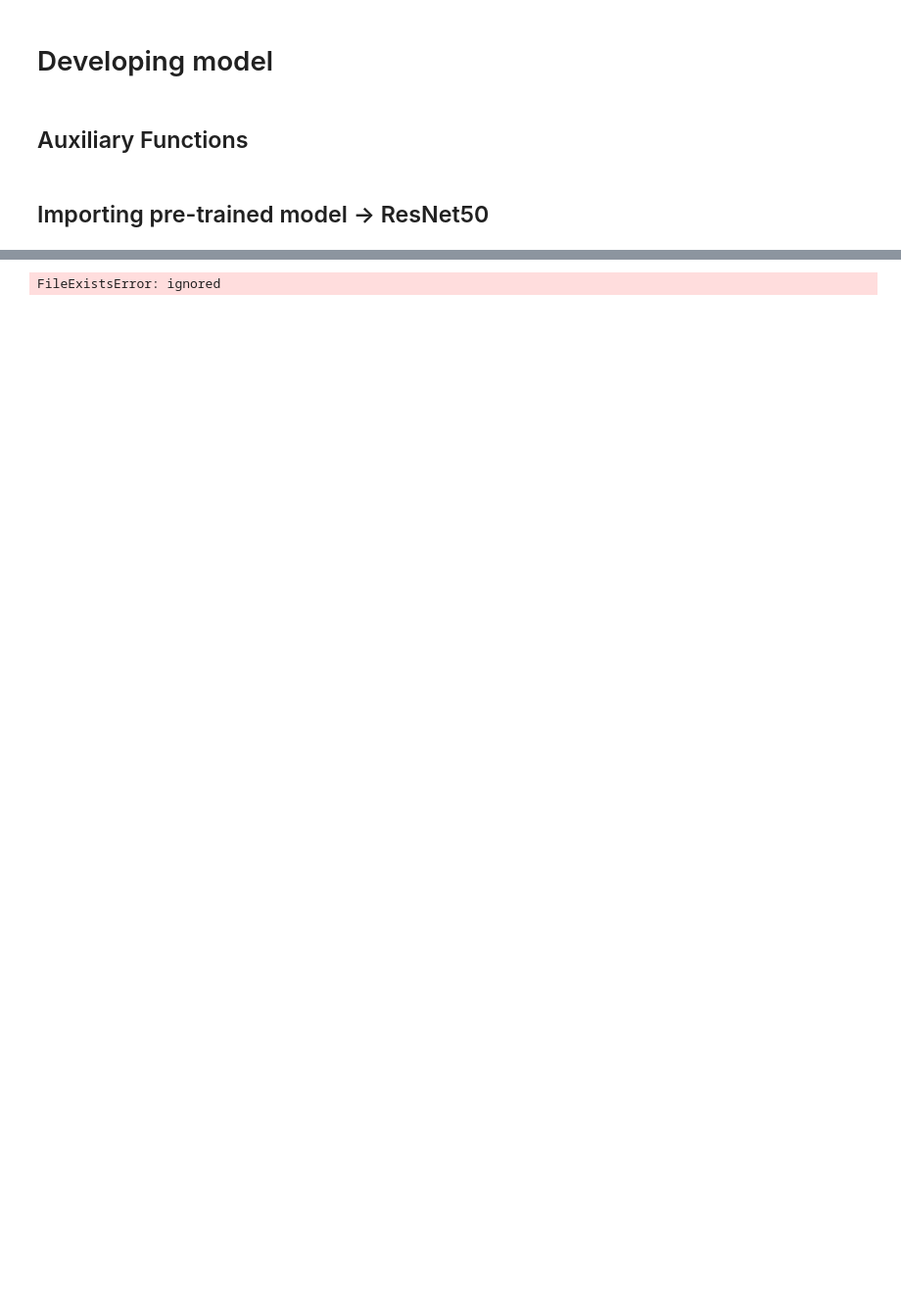
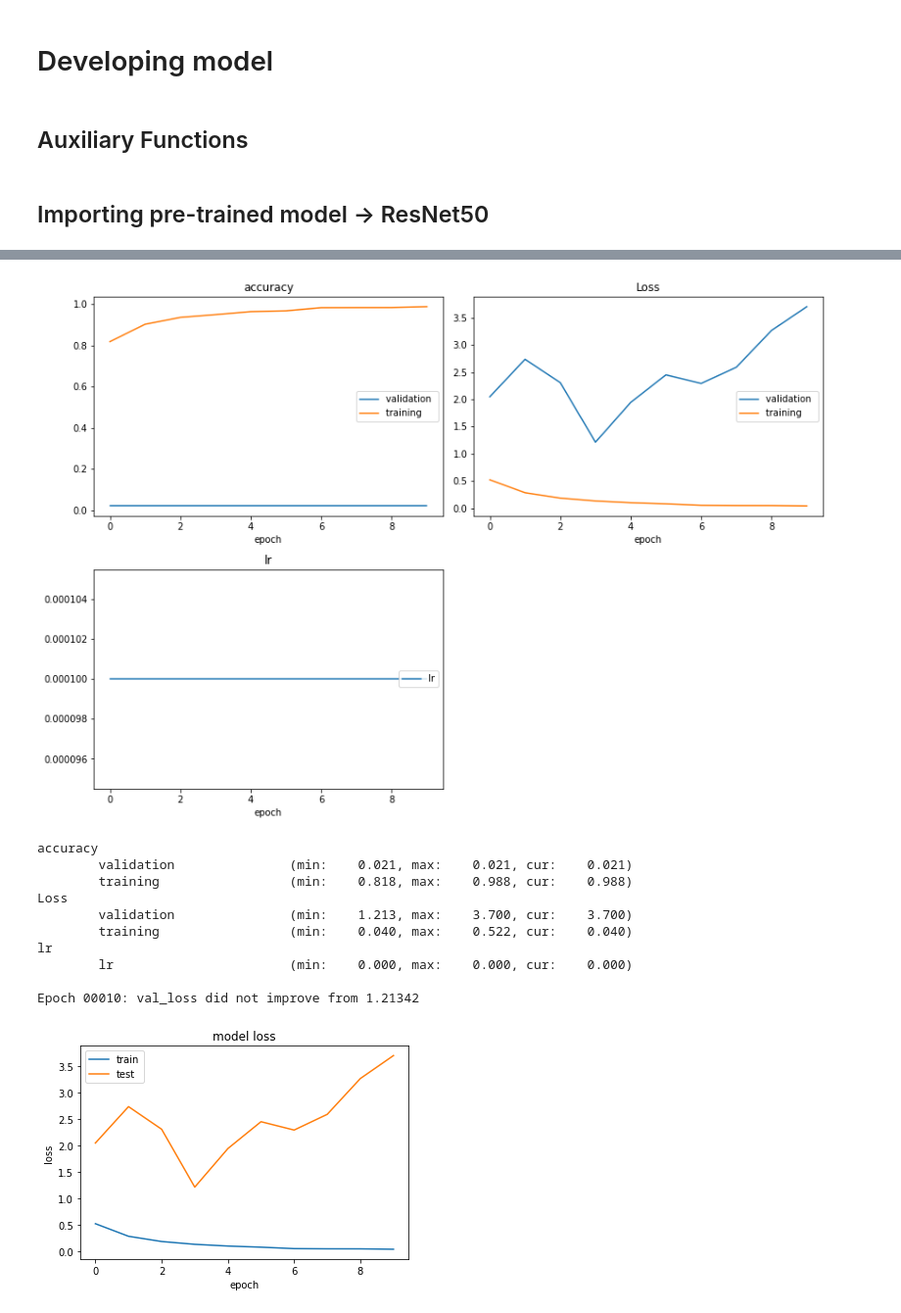
Before and after one commit to pimonteiro/Covid-19-Detector, a Jupyter notebook: models/ResNet50/COVID_19_ResNet50.ipynb, the cells around one changed output, grey strips where cells are left out. Shown at 98% size. Drawn from its saved outputs; the diff is of its cells as text; code cells hidden in the pictures; blank space fills up the shorter version.

```diff
--- a/models/ResNet50/COVID_19_ResNet50.ipynb
+++ b/models/ResNet50/COVID_19_ResNet50.ipynb
@@ -465,7 +247,7 @@ def query_model(model, img):
 import numpy as np
 import pandas as pd
 import matplotlib.pyplot as plt
-from keras.layers import Input, Flatten, Dense, Dropout, GlobalAveragePooling2D
+from keras.layers import Input, Flatten, Dense, Dropout, GlobalAveragePooling2D, GlobalMaxPooling2D
 import keras
 from keras.models import Model
 from keras.optimizers import Adam
@@ -479,17 +261,17 @@ resnet = keras.applications.ResNet50(weights='imagenet',include_top=False, input
 
 
 new_model = resnet.output
-new_model = GlobalAveragePooling2D()(new_model)
-new_model = Dense(512, activation="relu")(new_model)
-new_model = Dropout(0.5)(new_model)
-new_model = Dense(128, activation="relu")(new_model)
-new_model = Dropout(0.5)(new_model)
+new_model = Flatten()(new_model)
+new_model = Dense(128,activation='relu')(new_model)
+new_model = Dropout(0.2)(new_model)
+new_model = Dense(64,activation='relu')(new_model)
+new_model = Dropout(0.2)(new_model)
 new_model = Dense(3, activation="softmax")(new_model)
 
 final_Model = Model(inputs=resnet.input, outputs=new_model)
 
 for layer in final_Model.layers[:174]:
-    layer.trainable = False
+     layer.trainable = False
 
 
 
@@ -503,8 +303,8 @@ from keras.callbacks import ReduceLROnPlateau, ModelCheckpoint, EarlyStopping
 from livelossplot import PlotLossesKeras
 import os
 
-no_of_epochs  = 20 #10
-path="/content/drive/My Drive/covid_runs/resnet50/"
+no_of_epochs  = 10 #10
+path="/content/drive/My Drive/covid_runs/resnet50/resnet50_1/"
 
 os.makedirs(path)
 json_model = final_Model.to_json()
@@ -524,34 +324,45 @@ checkpoint = ModelCheckpoint(filepath=path+'best_weights_resnet50.hdf5',monitor=
 callbacks = [reduce_learning_rate, plotlosses, checkpoint]
 
 
 history = final_Model.fit_generator(
     train_set,
     epochs = no_of_epochs,
     validation_data=test_set,
     callbacks=callbacks
 )
 
 final_Model.save_weights(path + "last_run.hdf5")
 
 # summarize history for accuracy
 plt.plot(history.history['accuracy'])
 plt.plot(history.history['val_accuracy'])
 plt.title('model accuracy')
 plt.ylabel('accuracy')
 plt.xlabel('epoch')
 plt.legend(['train', 'test'], loc='upper left')
 plt.savefig(path + "accuracy.png")
 # summarize history for loss
 plt.close()
 plt.plot(history.history['loss'])
 plt.plot(history.history['val_loss'])
 plt.title('model loss')
 plt.ylabel('loss')
 plt.xlabel('epoch')
 plt.legend(['train', 'test'], loc='upper left')
 plt.savefig(path + "loss.png")
 # %% [output]
+[figure, added]
-FileExistsError: ignored
+accuracy
+        validation               (min:    0.021, max:    0.021, cur:    0.021)
+        training                 (min:    0.818, max:    0.988, cur:    0.988)
+Loss
+        validation               (min:    1.213, max:    3.700, cur:    3.700)
+        training                 (min:    0.040, max:    0.522, cur:    0.040)
+lr
+        lr                       (min:    0.000, max:    0.000, cur:    0.000)
+
+Epoch 00010: val_loss did not improve from 1.21342
+[figure, added]
 # %%
 ## Testing the Model
 # %%
```
Also changed, not shown: parts of 25 cells of this notebook, 9 other files.
